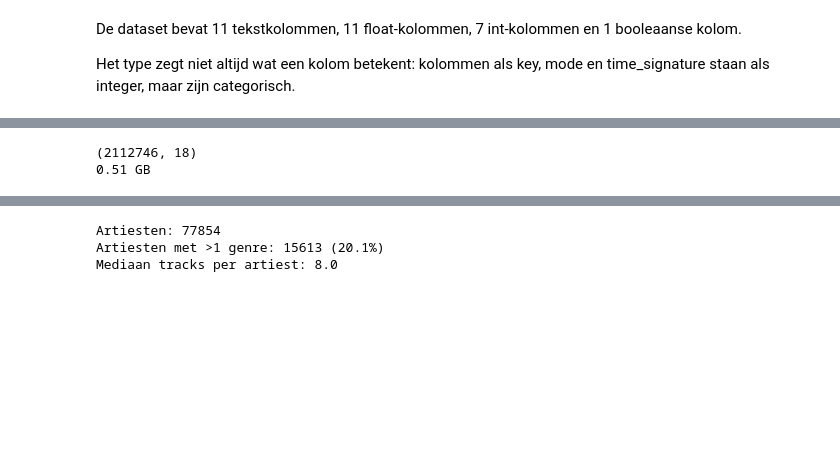
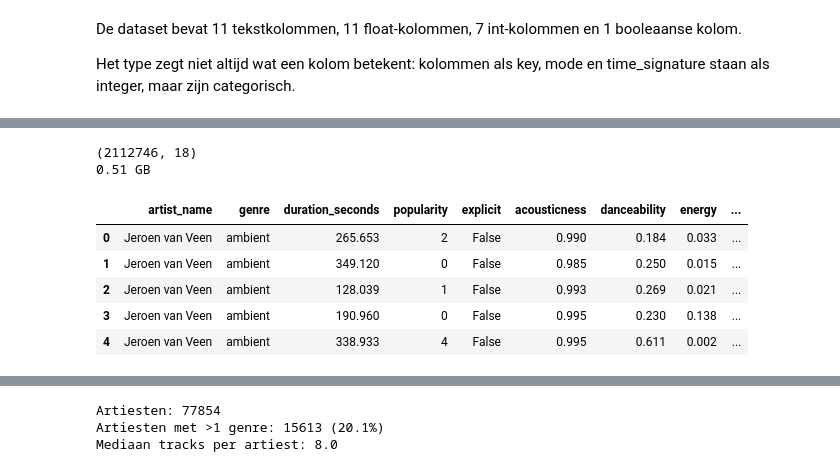
Before and after one commit to Lander123Lander/MachineLearning, a Jupyter notebook: Project.ipynb, the cells around one changed output, grey strips where cells are left out. Cells and saved outputs as stored; diff of their text form; code cells hidden in the pictures; blank space fills up the shorter version.

```diff
--- a/Project.ipynb
+++ b/Project.ipynb
@@ -289,13 +313,22 @@ Welke kolommen laten we vallen en welke houden we?
 # %%
 keep = ["artist_name", "genre", "duration_seconds", "popularity", "explicit",
         "acousticness", "danceability", "energy", "instrumentalness", "liveness",
         "loudness", "speechiness", "tempo", "valence", "key", "mode", "time_signature"]
 
 df = original_df[keep].copy()
+
 df["release_year"] = original_df["album_release_date"].str[:4].astype(int)
 
 print(df.shape)
 print(f"{df.memory_usage(deep=True).sum() / 1e9:.2f} GB")
+
+df.head()
 # %% [output]
 (2112746, 18)
 0.51 GB
+|  | artist_name | genre | duration_seconds | popularity | explicit | acousticness | danceability | energy | ... |
+| 0 | Jeroen van Veen | ambient | 265.653 | 2 | False | 0.990 | 0.184 | 0.033 | ... |
+| 1 | Jeroen van Veen | ambient | 349.120 | 0 | False | 0.985 | 0.250 | 0.015 | ... |
+| 2 | Jeroen van Veen | ambient | 128.039 | 1 | False | 0.993 | 0.269 | 0.021 | ... |
+| 3 | Jeroen van Veen | ambient | 190.960 | 0 | False | 0.995 | 0.230 | 0.138 | ... |
+| 4 | Jeroen van Veen | ambient | 338.933 | 4 | False | 0.995 | 0.611 | 0.002 | ... |
```
Also changed, not shown: parts of 26 cells of this notebook.
